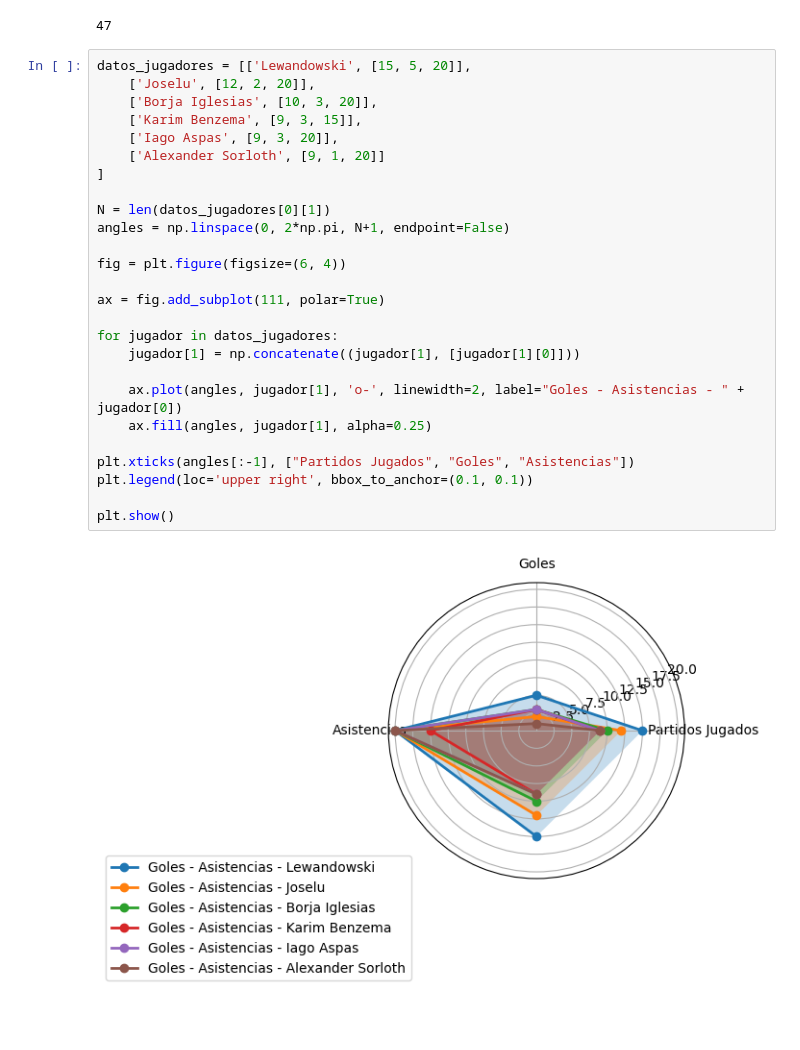
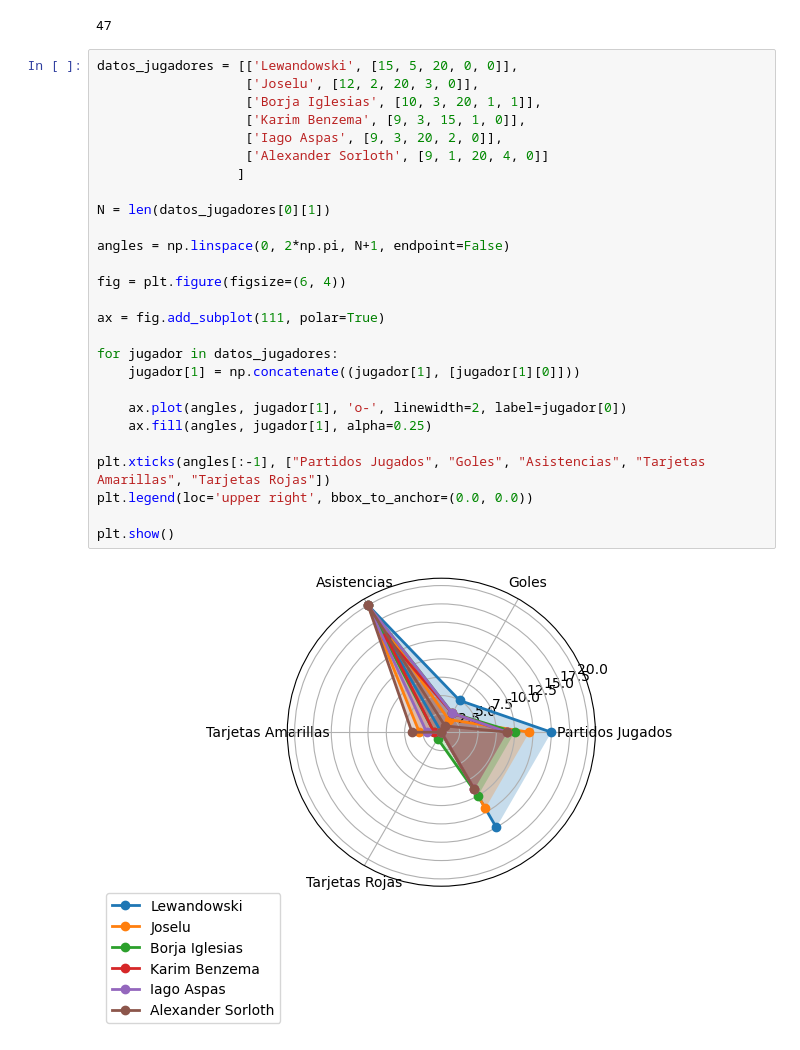
Before and after one commit to Molus13/Proyecto-Final, a Jupyter notebook: La Liga.ipynb, the cells around one changed output. Saved outputs shown, nothing was run; the diff lists cells and outputs as text; blank space fills up the shorter version.

```diff
--- a/La Liga.ipynb
+++ b/La Liga.ipynb
@@ -298,31 +298,32 @@ df.shape[0]
 # %% [output]
 47
 # %%
-datos_jugadores = [['Lewandowski', [15, 5, 20]],
-    ['Joselu', [12, 2, 20]],
-    ['Borja Iglesias', [10, 3, 20]],
-    ['Karim Benzema', [9, 3, 15]],
-    ['Iago Aspas', [9, 3, 20]],
-    ['Alexander Sorloth', [9, 1, 20]]
-]
+datos_jugadores = [['Lewandowski', [15, 5, 20, 0, 0]],
+                   ['Joselu', [12, 2, 20, 3, 0]],
+                   ['Borja Iglesias', [10, 3, 20, 1, 1]],
+                   ['Karim Benzema', [9, 3, 15, 1, 0]],
+                   ['Iago Aspas', [9, 3, 20, 2, 0]],
+                   ['Alexander Sorloth', [9, 1, 20, 4, 0]]
+                  ]
 
 N = len(datos_jugadores[0][1])
+
 angles = np.linspace(0, 2*np.pi, N+1, endpoint=False)
 
 fig = plt.figure(figsize=(6, 4))
 
 ax = fig.add_subplot(111, polar=True)
 
 for jugador in datos_jugadores:
     jugador[1] = np.concatenate((jugador[1], [jugador[1][0]]))
 
-    ax.plot(angles, jugador[1], 'o-', linewidth=2, label="Goles - Asistencias - " + jugador[0])
+    ax.plot(angles, jugador[1], 'o-', linewidth=2, label=jugador[0])
     ax.fill(angles, jugador[1], alpha=0.25)
 
-plt.xticks(angles[:-1], ["Partidos Jugados", "Goles", "Asistencias"])
-plt.legend(loc='upper right', bbox_to_anchor=(0.1, 0.1))
+plt.xticks(angles[:-1], ["Partidos Jugados", "Goles", "Asistencias", "Tarjetas Amarillas", "Tarjetas Rojas"])
+plt.legend(loc='upper right', bbox_to_anchor=(0.0, 0.0))
 
 plt.show()
 # %% [output]
-[figure, old version]
+[figure, new version]
 # %%
```
Also changed, not shown: parts of 7 cells of this notebook.
